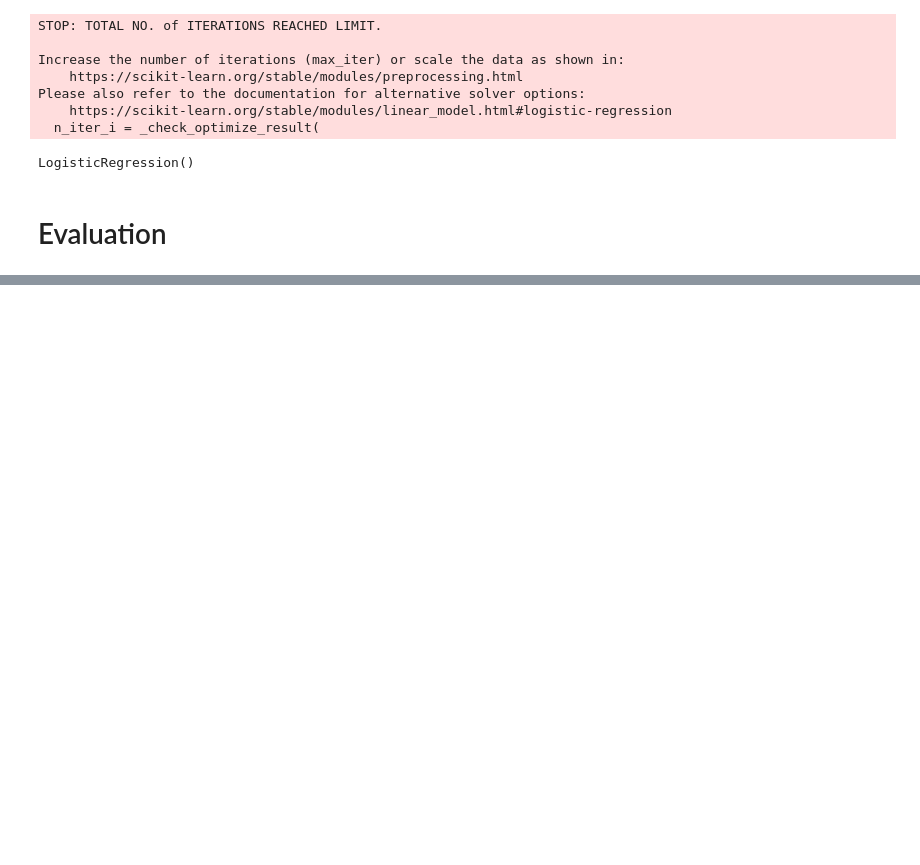
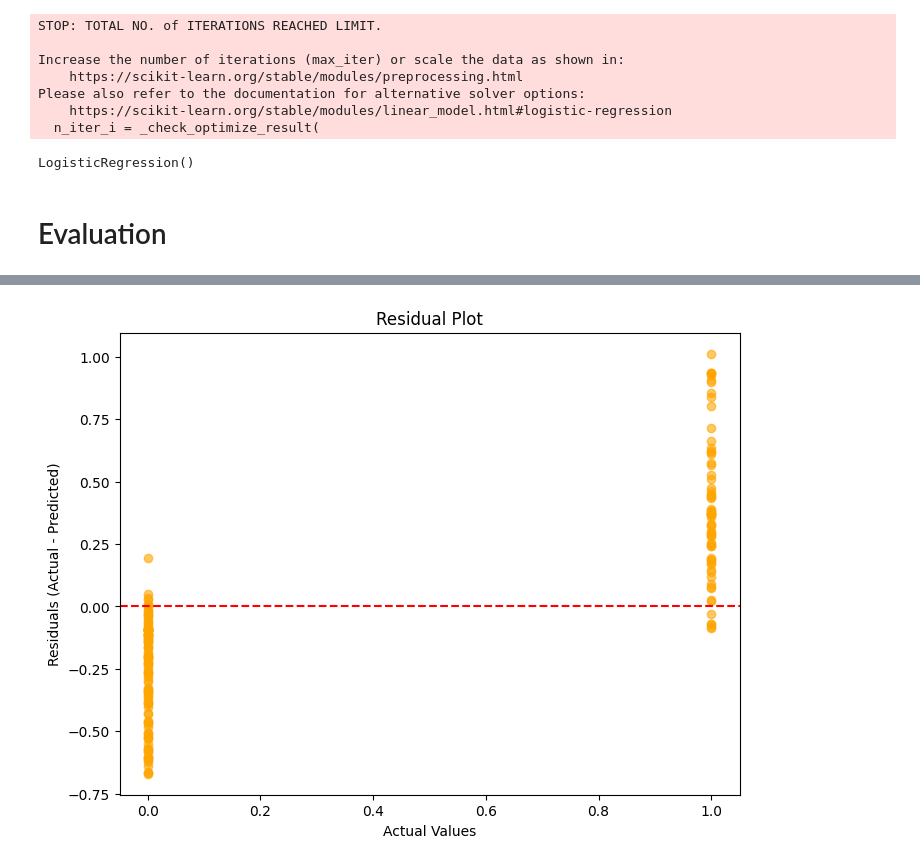
Before and after one commit to StyNW7/Machine_Learning, a Jupyter notebook: 99. Mid-Term/Exercise/Regression-Exercise-1.ipynb, the cells around one changed output, grey strips where cells are left out. Drawn from its saved outputs; the diff is of its cells as text; code cells hidden in the pictures; blank space fills up the shorter version.

```diff
--- a/99. Mid-Term/Exercise/Regression-Exercise-1.ipynb
+++ b/99. Mid-Term/Exercise/Regression-Exercise-1.ipynb
@@ -502,0 +555,19 @@ R2 Score: -0.465294708511367
+# %%
+plt.figure(figsize=(8, 6))
+
+# Residuals (selisih antara nilai aktual dan nilai prediksi)
+residuals = y_test - y_pred
+
+# Plot residuals
+plt.scatter(y_test, residuals, color='orange', alpha=0.6)
+
+# Menambahkan garis horizontal pada 0 untuk menunjukkan perbedaan
+plt.axhline(y=0, color='red', linestyle='--')
+
+# Menambahkan label dan judul
+plt.xlabel('Actual Values')
+plt.ylabel('Residuals (Actual - Predicted)')
+plt.title('Residual Plot')
+plt.show()
+# %% [output]
+[figure, added]
```
Also changed, not shown: parts of 11 cells of this notebook, 6 other files.
